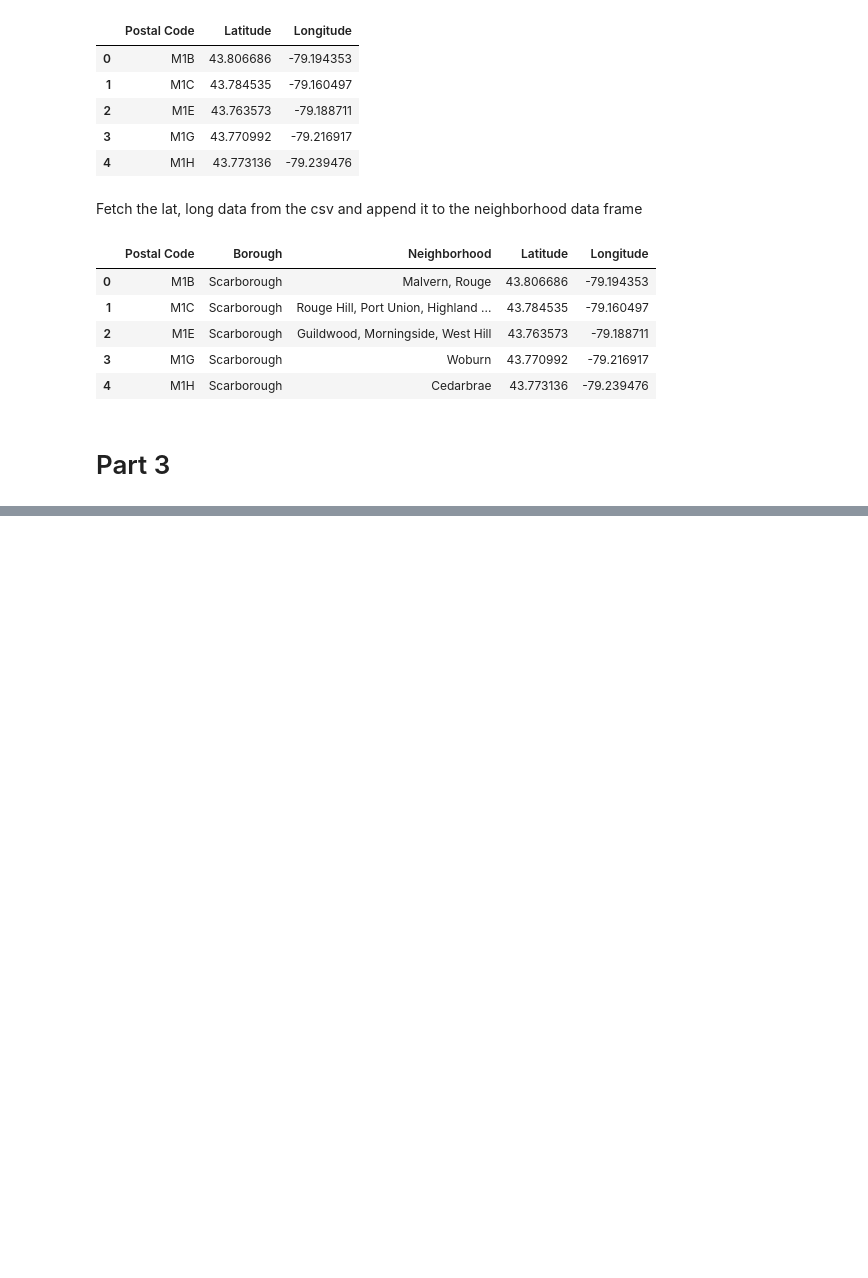
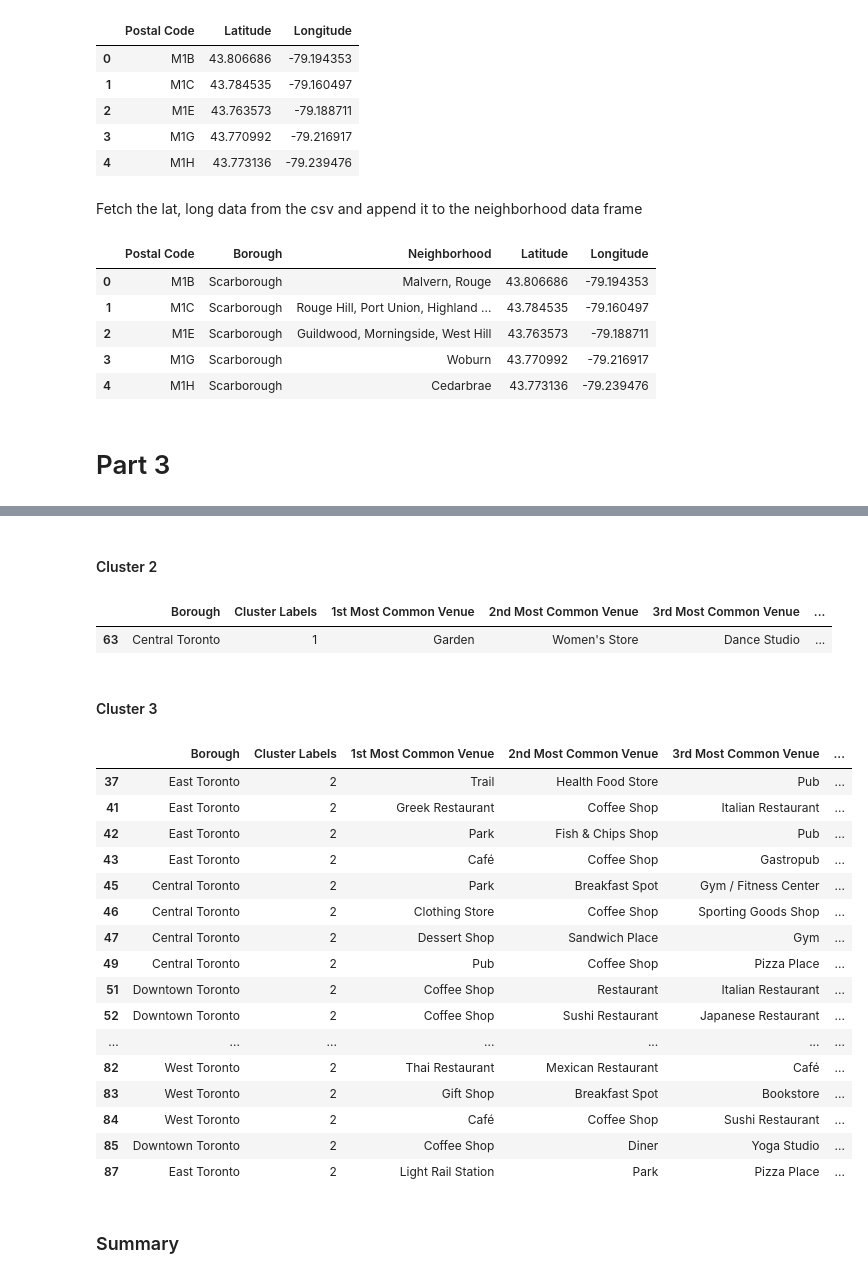
Before and after one commit to uvnikgupta/coursera-applied-ds-capstone, a Jupyter notebook: segmenting_and_clustering_toronto_neighbourhoods.ipynb, the cells around one changed output, grey strips where cells are left out. Cells and saved outputs as stored; diff of their text form; code cells hidden in the pictures; blank space fills up the shorter version.

```diff
--- a/segmenting_and_clustering_toronto_neighbourhoods.ipynb
+++ b/segmenting_and_clustering_toronto_neighbourhoods.ipynb
@@ -96,0 +360,6 @@ neighbour_df.head()
+# %%
+def return_most_common_venues(row, num_top_venues):
+    row_categories = row.iloc[1:]
+    row_categories_sorted = row_categories.sort_values(ascending=False)
+
+    return row_categories_sorted.index.values[0:num_top_venues]
@@ -96,0 +400,11 @@ neighbour_df.head()
+# %%
+from sklearn.metrics import silhouette_score
+
+toronto_grouped_clustering = toronto_grouped.drop('Neighborhood', 1)
+
+scores_list = []
+for kclusters in range(2, 10):
+    kmeans = KMeans(n_clusters=kclusters, random_state=0).fit(toronto_grouped_clustering)
+    scores_list.append([kclusters, silhouette_score(toronto_grouped_clustering.values, kmeans.labels_)])
+
+scores_list
@@ -96,0 +422,9 @@ neighbour_df.head()
+# %%
+# set number of clusters
+kclusters = 3
+
+# run k-means clustering
+kmeans = KMeans(n_clusters=kclusters, random_state=0).fit(toronto_grouped_clustering)
+
+# check cluster labels generated for each row in the dataframe
+kmeans.labels_[0:10]
@@ -96,0 +435,10 @@ neighbour_df.head()
+# %%
+# add clustering labels
+neighborhoods_venues_sorted.insert(0, 'Cluster Labels', kmeans.labels_)
+
+toronto_merged = toronto_df
+
+# merge toronto_grouped with toronto_data to add latitude/longitude for each neighborhood
+toronto_merged = toronto_merged.join(neighborhoods_venues_sorted.set_index('Neighborhood'), on='Neighborhood')
+
+toronto_merged.head() # check the last columns!
@@ -96,0 +492,31 @@ neighbour_df.head()
+# %% [markdown]
+#### Cluster 2
+# %%
+toronto_merged.loc[toronto_merged['Cluster Labels'] == 1, toronto_merged.columns[[1] + list(range(5, toronto_merged.shape[1]))]]
+# %% [output]
+|  | Borough | Cluster Labels | 1st Most Common Venue | 2nd Most Common Venue | 3rd Most Common Venue | ... |
+| 63 | Central Toronto | 1 | Garden | Women's Store | Dance Studio | ... |
+# %% [markdown]
+#### Cluster 3
+# %%
+toronto_merged.loc[toronto_merged['Cluster Labels'] == 2, toronto_merged.columns[[1] + list(range(5, toronto_merged.shape[1]))]]
+# %% [output]
+|  | Borough | Cluster Labels | 1st Most Common Venue | 2nd Most Common Venue | 3rd Most Common Venue | ... |
+| 37 | East Toronto | 2 | Trail | Health Food Store | Pub | ... |
+| 41 | East Toronto | 2 | Greek Restaurant | Coffee Shop | Italian Restaurant | ... |
+| 42 | East Toronto | 2 | Park | Fish & Chips Shop | Pub | ... |
+| 43 | East Toronto | 2 | Café | Coffee Shop | Gastropub | ... |
+| 45 | Central Toronto | 2 | Park | Breakfast Spot | Gym / Fitness Center | ... |
+| 46 | Central Toronto | 2 | Clothing Store | Coffee Shop | Sporting Goods Shop | ... |
+| 47 | Central Toronto | 2 | Dessert Shop | Sandwich Place | Gym | ... |
+| 49 | Central Toronto | 2 | Pub | Coffee Shop | Pizza Place | ... |
+| 51 | Downtown Toronto | 2 | Coffee Shop | Restaurant | Italian Restaurant | ... |
+| 52 | Downtown Toronto | 2 | Coffee Shop | Sushi Restaurant | Japanese Restaurant | ... |
+| ... | ... | ... | ... | ... | ... | ... |
+| 82 | West Toronto | 2 | Thai Restaurant | Mexican Restaurant | Café | ... |
+| 83 | West Toronto | 2 | Gift Shop | Breakfast Spot | Bookstore | ... |
+| 84 | West Toronto | 2 | Café | Coffee Shop | Sushi Restaurant | ... |
+| 85 | Downtown Toronto | 2 | Coffee Shop | Diner | Yoga Studio | ... |
+| 87 | East Toronto | 2 | Light Rail Station | Park | Pizza Place | ... |
+# %% [markdown]
+### Summary
```
Also changed, not shown: parts of 44 cells of this notebook.
